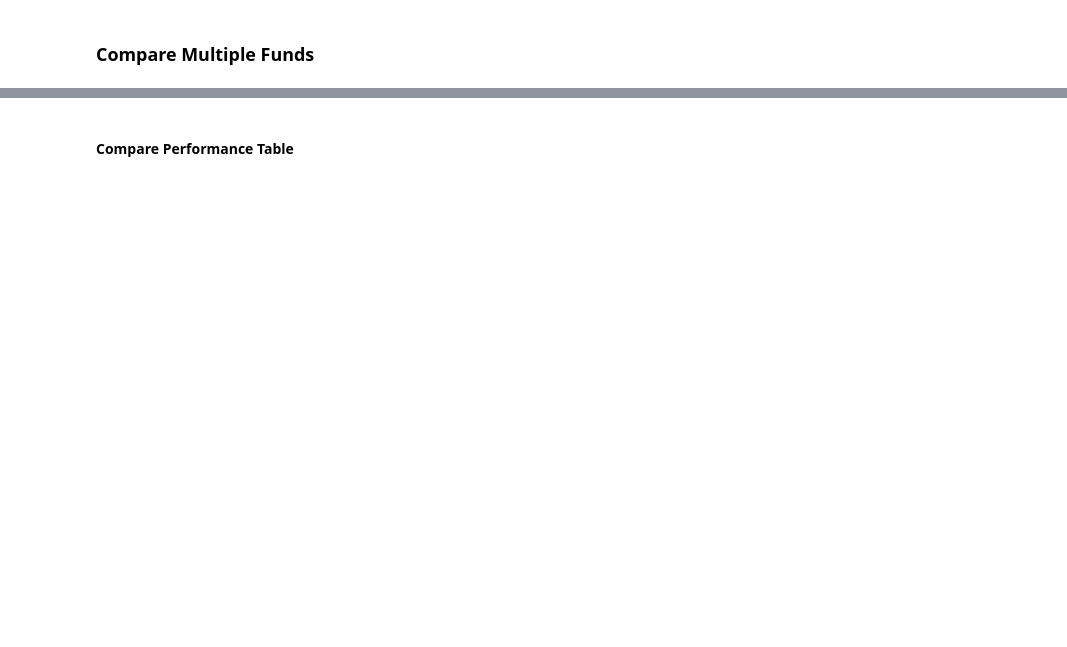
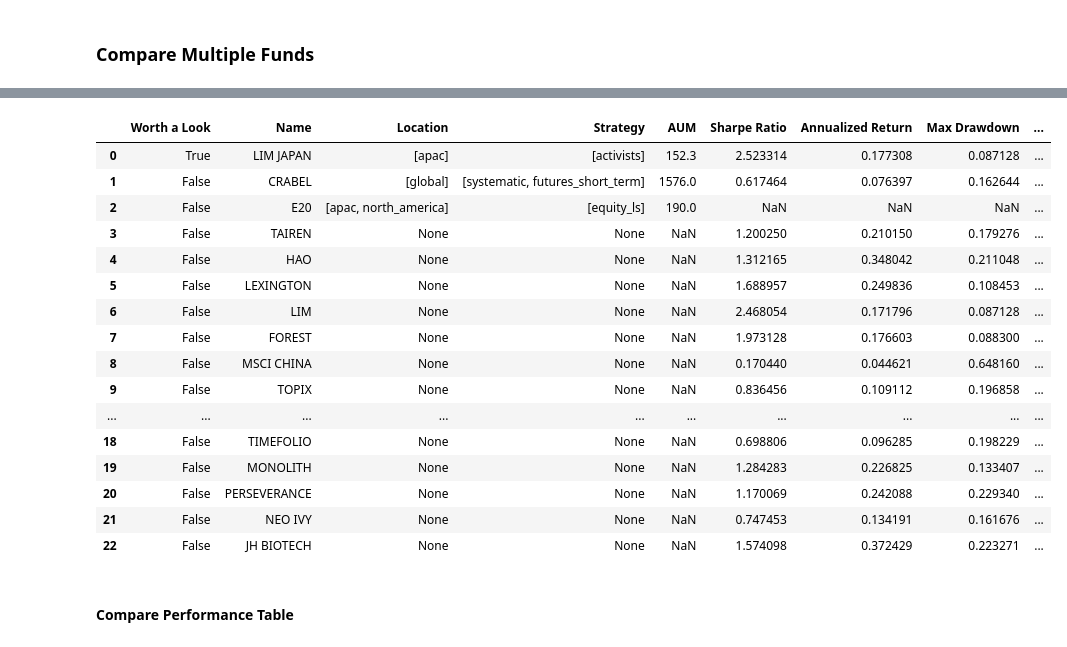
Before and after one commit to python-Marsh/fofproject, a Jupyter notebook: fund_workstation.ipynb, the cells around one changed output, grey strips where cells are left out. Saved outputs shown, nothing was run; the diff lists cells and outputs as text; code cells hidden in the pictures; blank space fills up the shorter version.

```diff
--- a/fund_workstation.ipynb
+++ b/fund_workstation.ipynb
@@ -18,5 +18,5 @@ our_index = ['MSCI CHINA','TOPIX','S&P 500','MSCI WORLD', 'EUREKAHEDGE']
 # %%
 test = load_saved_json(folder_path=r"input")
 print(type(test))
-json_fund = init_funds(test)
-print(json_fund)
+funds = init_funds(test)
+print(funds['LIM JAPAN'].monthly_returns)
@@ -37,4 +53,4 @@ for k, v in gpp.items():
 #### Process Input
 # %%
 # Use csv to update json
-overwrited_new = merge_funds(csv_fund, json_fund)
+funds = merge_funds(csv_fund, funds)
@@ -55,4 +116,4 @@ save_changes_in_fund(merged)
 # %%
-df = compare_funds(merged)
+df = compare_funds(funds)
 print(df["Name"].to_list())
 df
@@ -59,16 +140,34 @@ df
 # %%
 # Combine all conditions in a single filter
-mask = (df["Sharpe Ratio"] > 1) & (df["Annualized Return"] > 0.1)
+mask = (df["Sharpe Ratio"] > 1) & (df["Annualized Return"] > 0.1) & (df["AUM"] > 10)
 
 # Column List = ["Name", "Description", "Location", "Strategy", "Sector", "Managers", "Contact", "AUM",
 #                     "Net Exposure", "Net Return", "Mgmt Fee", "Perf Fee", "Inception Date", "Latest Date",
 #                     "# Months", "Cumulative Return", "Annualized Return", "Volatility", "Sharpe Ratio",
 #                     "Sortino Ratio", "Max Drawdown", "Positive Months"]
 
 # Then, select only the columns you want
 df['Worth a Look'] = mask
-filtered = df[["Name", "Location","Strategy", "Worth a Look","AUM", "Sharpe Ratio", "Annualized Return", "Max Drawdown","Description"]]
+filtered = df[["Worth a Look","Name", "Location","Strategy", "AUM", "Sharpe Ratio", "Annualized Return", "Max Drawdown","Description"]]
 filtered
+# %% [output]
+|  | Worth a Look | Name | Location | Strategy | AUM | Sharpe Ratio | Annualized Return | Max Drawdown | ... |
+| 0 | True | LIM JAPAN | [apac] | [activists] | 152.3 | 2.523314 | 0.177308 | 0.087128 | ... |
+| 1 | False | CRABEL | [global] | [systematic, futures_short_term] | 1576.0 | 0.617464 | 0.076397 | 0.162644 | ... |
+| 2 | False | E20 | [apac, north_america] | [equity_ls] | 190.0 | NaN | NaN | NaN | ... |
+| 3 | False | TAIREN | None | None | NaN | 1.200250 | 0.210150 | 0.179276 | ... |
+| 4 | False | HAO | None | None | NaN | 1.312165 | 0.348042 | 0.211048 | ... |
+| 5 | False | LEXINGTON | None | None | NaN | 1.688957 | 0.249836 | 0.108453 | ... |
+| 6 | False | LIM | None | None | NaN | 2.468054 | 0.171796 | 0.087128 | ... |
+| 7 | False | FOREST | None | None | NaN | 1.973128 | 0.176603 | 0.088300 | ... |
+| 8 | False | MSCI CHINA | None | None | NaN | 0.170440 | 0.044621 | 0.648160 | ... |
+| 9 | False | TOPIX | None | None | NaN | 0.836456 | 0.109112 | 0.196858 | ... |
+| ... | ... | ... | ... | ... | ... | ... | ... | ... | ... |
+| 18 | False | TIMEFOLIO | None | None | NaN | 0.698806 | 0.096285 | 0.198229 | ... |
+| 19 | False | MONOLITH | None | None | NaN | 1.284283 | 0.226825 | 0.133407 | ... |
+| 20 | False | PERSEVERANCE | None | None | NaN | 1.170069 | 0.242088 | 0.229340 | ... |
+| 21 | False | NEO IVY | None | None | NaN | 0.747453 | 0.134191 | 0.161676 | ... |
+| 22 | False | JH BIOTECH | None | None | NaN | 1.574098 | 0.372429 | 0.223271 | ... |
 # %%
 filtered.to_csv("output/funds_comparison.csv", index=False)
 # %% [markdown]
```
Also changed, not shown: parts of 14 cells of this notebook, 3 other files.
